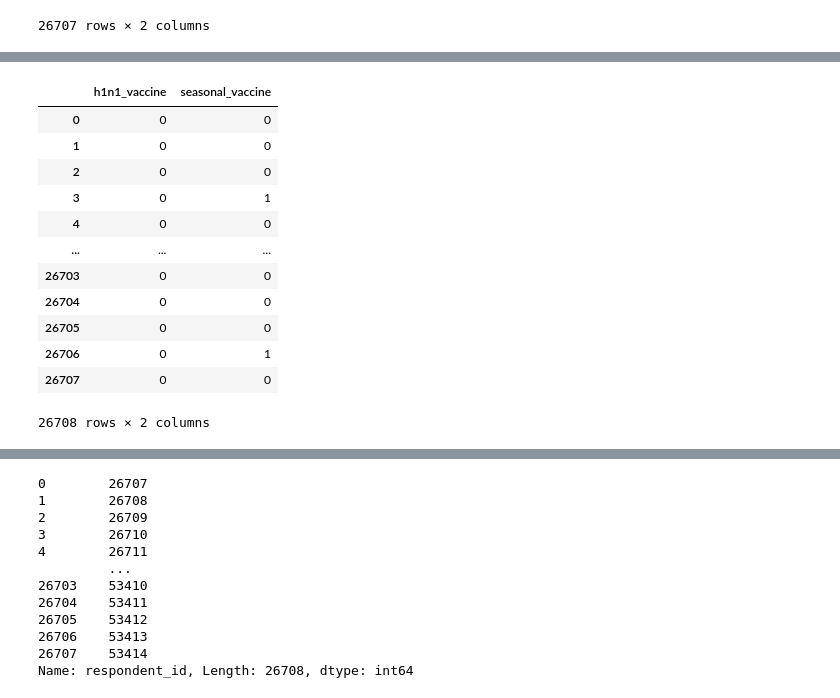
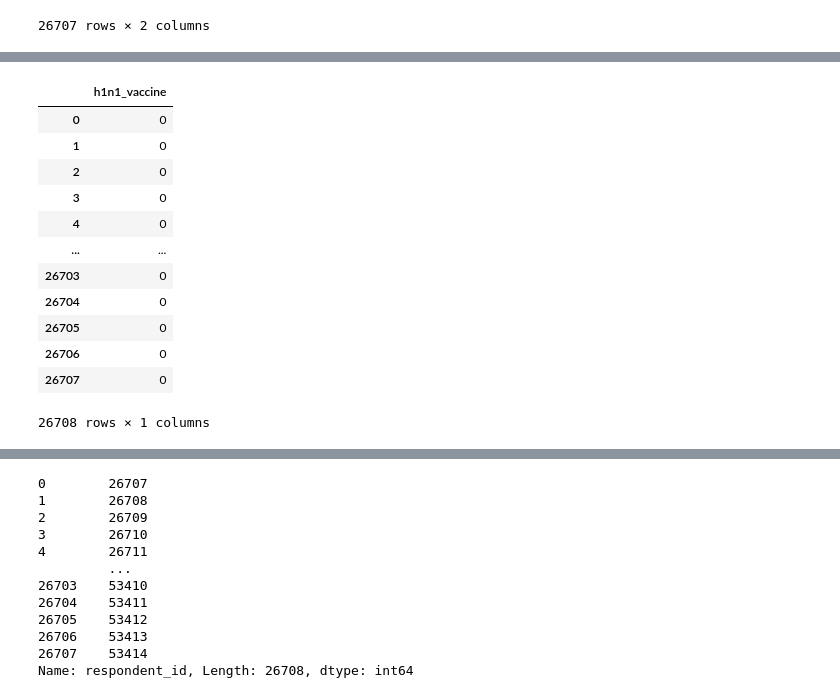
Before and after one commit to kofifanhertza/Swine-Flu-Vaccine-Predictor, a Jupyter notebook: atma aSTI.ipynb, the cells around one changed output, grey strips where cells are left out. Cells and saved outputs as stored; diff of their text form; code cells hidden in the pictures.

```diff
--- a/atma aSTI.ipynb
+++ b/atma aSTI.ipynb
@@ -223,11 +336,20 @@ x_train, x_test, y_train, y_test = train_test_split(x,y, test_size = 0.3, random
+# %%
+x_h1n1 = features_h1n1_ovsmpld
+y_h1n1 = labels_h1n1_ovsmpld
+
+x_seasonal = features_seasonal
+y_seasonal = labels_seasonal
+# %%
+x_train_h1n1, x_test_h1n1, y_train_h1n1, y_test_h1n1 = train_test_split(x_h1n1,y_h1n1, test_size = 0.3, random_state = 23)
+x_train_seas, x_test_seas, y_train_seas, y_test_seas = train_test_split(x_seasonal,y_seasonal, test_size = 0.3, random_state = 23)
 # %%
 # Initializing
 
-model_RF = RandomForestClassifier(verbose=2, n_estimators= 500)
+model_RF_h1n1 = RandomForestClassifier(verbose=2, n_estimators= 1000)
 
-# Training
+# # Training
 
-model_RF.fit(x_train,y_train)
+model_RF_h1n1.fit(x_train_h1n1,y_train_h1n1)
 # %% [output]
 [Parallel(n_jobs=1)]: Using backend SequentialBackend with 1 concurrent workers.
 [Parallel(n_jobs=1)]: Done   1 out of   1 | elapsed:    0.0s remaining:    0.0s
@@ -281,0 +431,3 @@ array([[0, 0],
+# %%
+result_h1n1 = model_RF_h1n1.predict(test_set_h1n1)
+result_seasonal = model_RF_seasonal.predict(test_set_seasonal)
@@ -282,17 +441,17 @@ array([[0, 0],
 # %%
-df = pd.DataFrame(result, columns=["h1n1_vaccine", "seasonal_vaccine"])
+df = pd.DataFrame(result_h1n1, columns=["h1n1_vaccine"])
 df
 # %% [output]
-|  | h1n1_vaccine | seasonal_vaccine |
-| 0 | 0 | 0 |
-| 1 | 0 | 0 |
-| 2 | 0 | 0 |
-| 3 | 0 | 1 |
-| 4 | 0 | 0 |
-| ... | ... | ... |
-| 26703 | 0 | 0 |
-| 26704 | 0 | 0 |
-| 26705 | 0 | 0 |
-| 26706 | 0 | 1 |
-| 26707 | 0 | 0 |
+|  | h1n1_vaccine |
+| 0 | 0 |
+| 1 | 0 |
+| 2 | 0 |
+| 3 | 0 |
+| 4 | 0 |
+| ... | ... |
+| 26703 | 0 |
+| 26704 | 0 |
+| 26705 | 0 |
+| 26706 | 0 |
+| 26707 | 0 |
-26708 rows × 2 columns
+26708 rows × 1 columns
```
Also changed, not shown: parts of 30 cells of this notebook, 10 other files.
